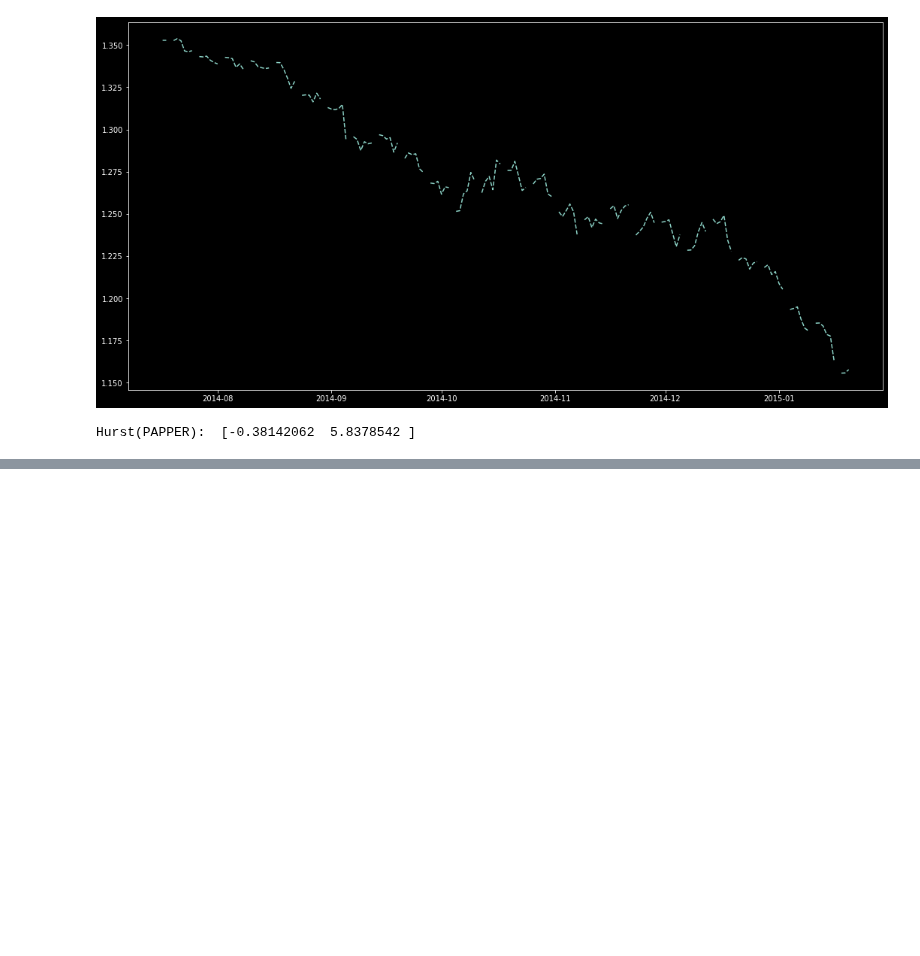
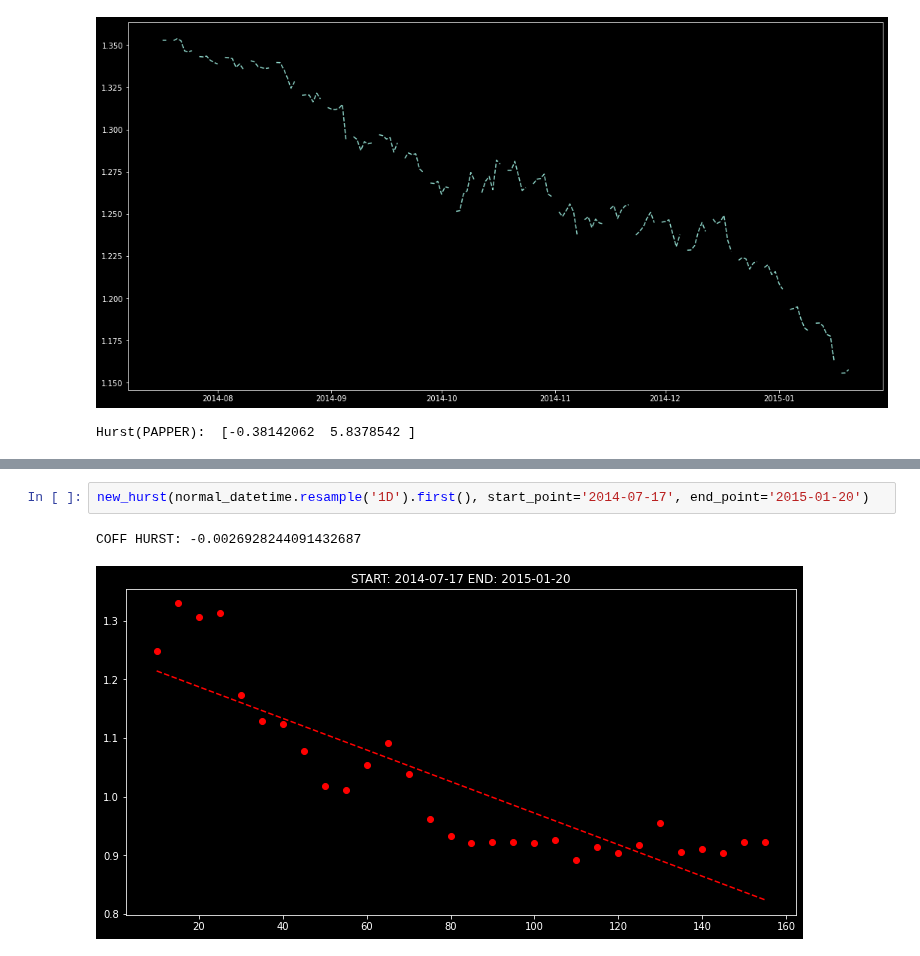
Before and after one commit to Molozey/algo-andrii, a Jupyter notebook: Andrii/data_preprocessing.ipynb, the cells around one changed output, grey strips where cells are left out. Saved outputs shown, nothing was run; the diff lists cells and outputs as text; blank space fills up the shorter version.

```diff
--- a/Andrii/data_preprocessing.ipynb
+++ b/Andrii/data_preprocessing.ipynb
@@ -248,0 +254,5 @@ COFF HURST: -0.013131762065303865
+# %%
+new_hurst(normal_datetime.resample('1D').first(), start_point='2014-07-17', end_point='2015-01-20')
+# %% [output]
+COFF HURST: -0.0026928244091432687
+[figure, added]
```
Also changed, not shown: parts of 4 cells of this notebook, 2 other files.
